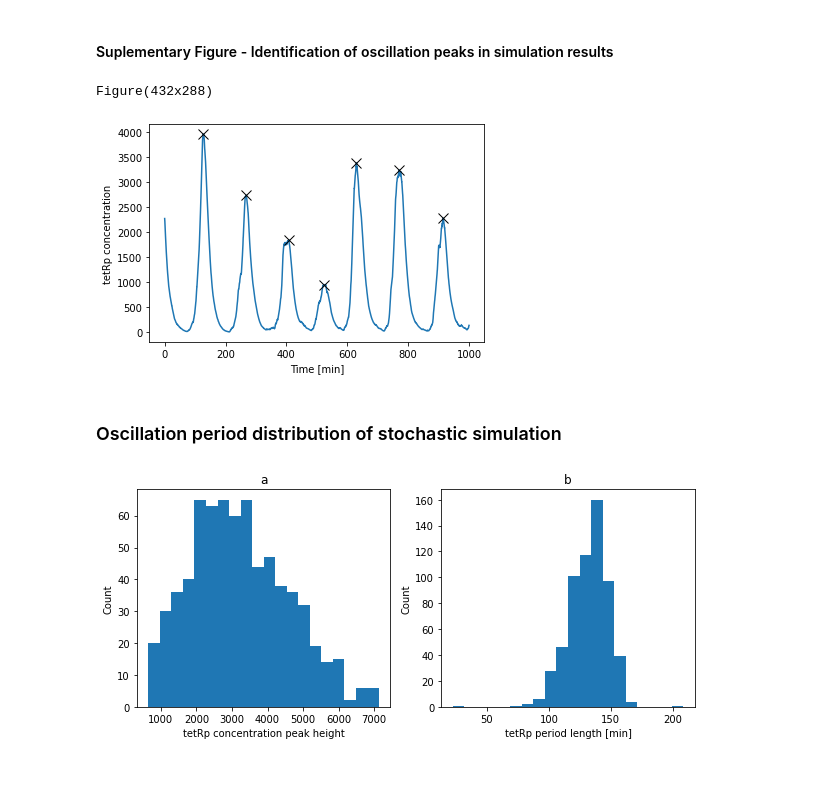
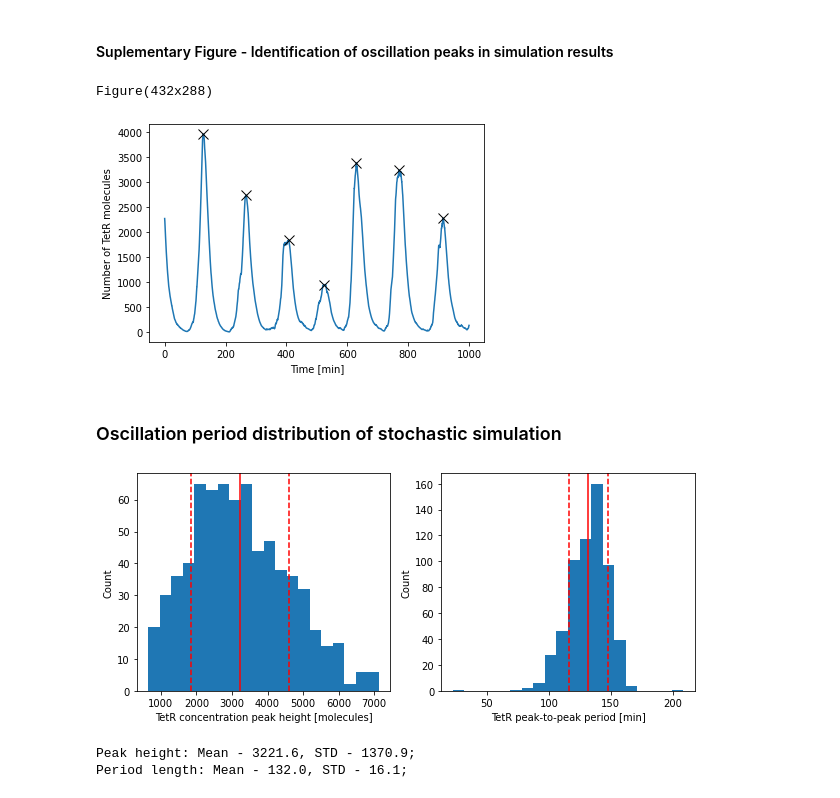
Before and after one commit to Blazmen/CELL0014-Report-2, a Jupyter notebook: suplementary_information_and_code/CELL0014 Report 2 Task 6.ipynb, the cells around one changed output. Saved outputs shown, nothing was run; the diff lists cells and outputs as text; code cells hidden in the pictures.

```diff
--- a/suplementary_information_and_code/CELL0014 Report 2 Task 6.ipynb
+++ b/suplementary_information_and_code/CELL0014 Report 2 Task 6.ipynb
@@ -440,44 +440,54 @@ for peak in peaks:
     ax.plot(peak[0], peak[1], "kx", markersize=10)
 
 ax.set_xlabel("Time [min]")
-ax.set_ylabel("tetRp concentration")
+ax.set_ylabel("Number of TetR molecules")
 
 print(fig)
 # %% [output]
 Figure(432x288)
-[figure, old version]
+[figure, new version]
-# %% [markdown]
-### Oscillation period distribution of stochastic simulation
+# %% [markdown]
+### Oscillation period distribution of stochastic simulation
 # %%
 heights = []
 periods = []
 
 for run in s_obs_list:
     m_tetR_obs = run[:,0]
     m_lacI_obs = run[:,1]
     m_cI_obs =   run[:,2]
 
     p_tetR_obs = run[:,3]
     p_lacI_obs = run[:,4]
     p_cI_obs =   run[:,5]
 
     heights += [peak[1] for peak in peak_finder(t_obs, p_tetR_obs, 400)]
 
     periods +=  period_seek(t_obs, p_tetR_obs, 400)
 
 fig, ax = plt.subplots(1,2,figsize=(10,4))
 ax1, ax2 = ax
 
 ax1.hist(heights, bins=20)
-ax1.set_title("a")
-ax1.set_xlabel("tetRp concentration peak height")
+ax1.axvline(x=np.mean(heights), color='r', linestyle='-')
+ax1.axvline(x=np.mean(heights)+np.std(heights), color='r', linestyle='--')
+ax1.axvline(x=np.mean(heights)-np.std(heights), color='r', linestyle='--')
+ax1.set_xlabel("TetR concentration peak height [molecules]")
 ax1.set_ylabel("Count")
 
 ax2.hist(periods, bins=20)
-ax2.set_title("b")
-ax2.set_xlabel("tetRp period length [min]")
+ax2.axvline(x=np.mean(periods), color='r', linestyle='-')
+ax2.axvline(x=np.mean(periods)+np.std(periods), color='r', linestyle='--')
+ax2.axvline(x=np.mean(periods)-np.std(periods), color='r', linestyle='--')
+ax2.set_xlabel("TetR peak-to-peak period [min]")
 ax2.set_ylabel("Count")
 
 # plt.savefig("Task6_figure3.png")
 # %% [output]
-[figure, old version]
+[figure, new version]
+# %%
+print(f"Peak height: Mean - {np.mean(heights):.1f}, STD - {np.std(heights):.1f};")
+print(f"Period length: Mean - {np.mean(periods):.1f}, STD - {np.std(periods):.1f};")
+# %% [output]
+Peak height: Mean - 3221.6, STD - 1370.9;
+Period length: Mean - 132.0, STD - 16.1;
```
Also changed, not shown: parts of 3 cells of this notebook, 9 other files.
